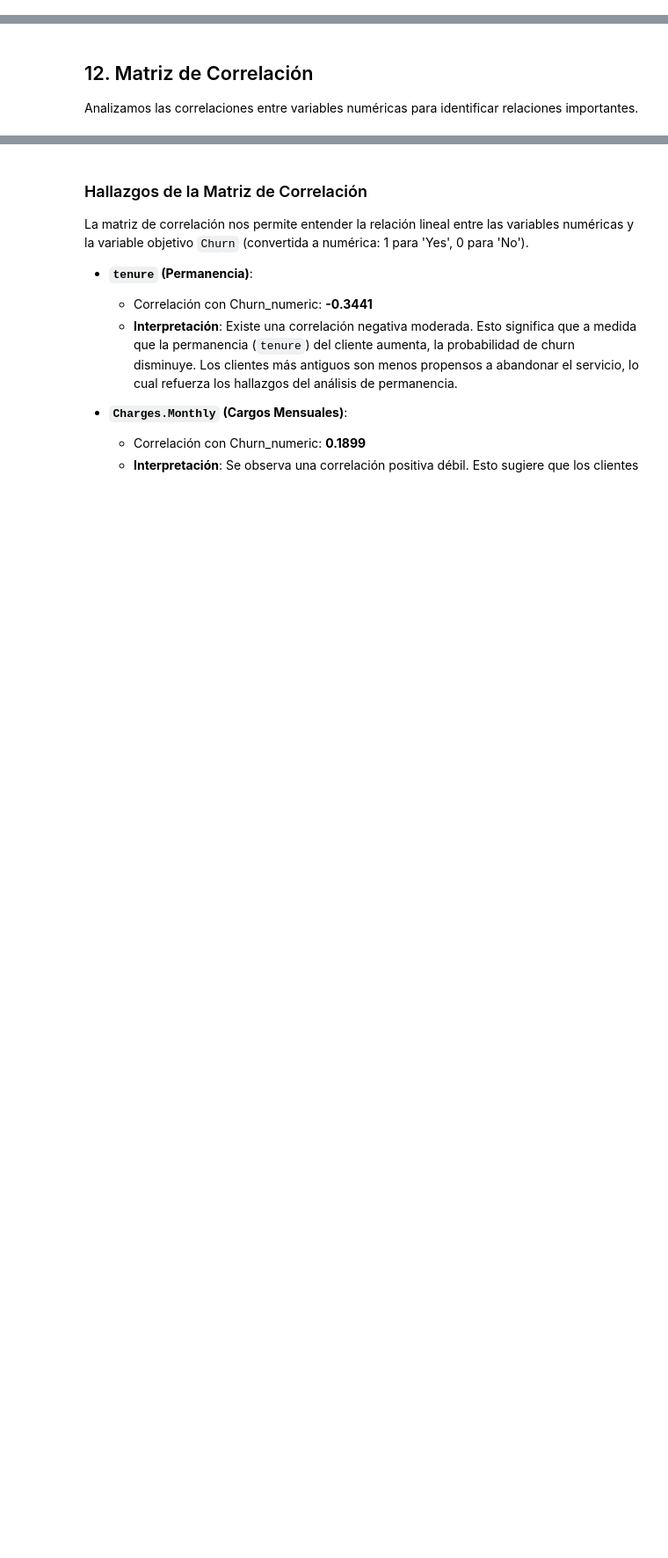
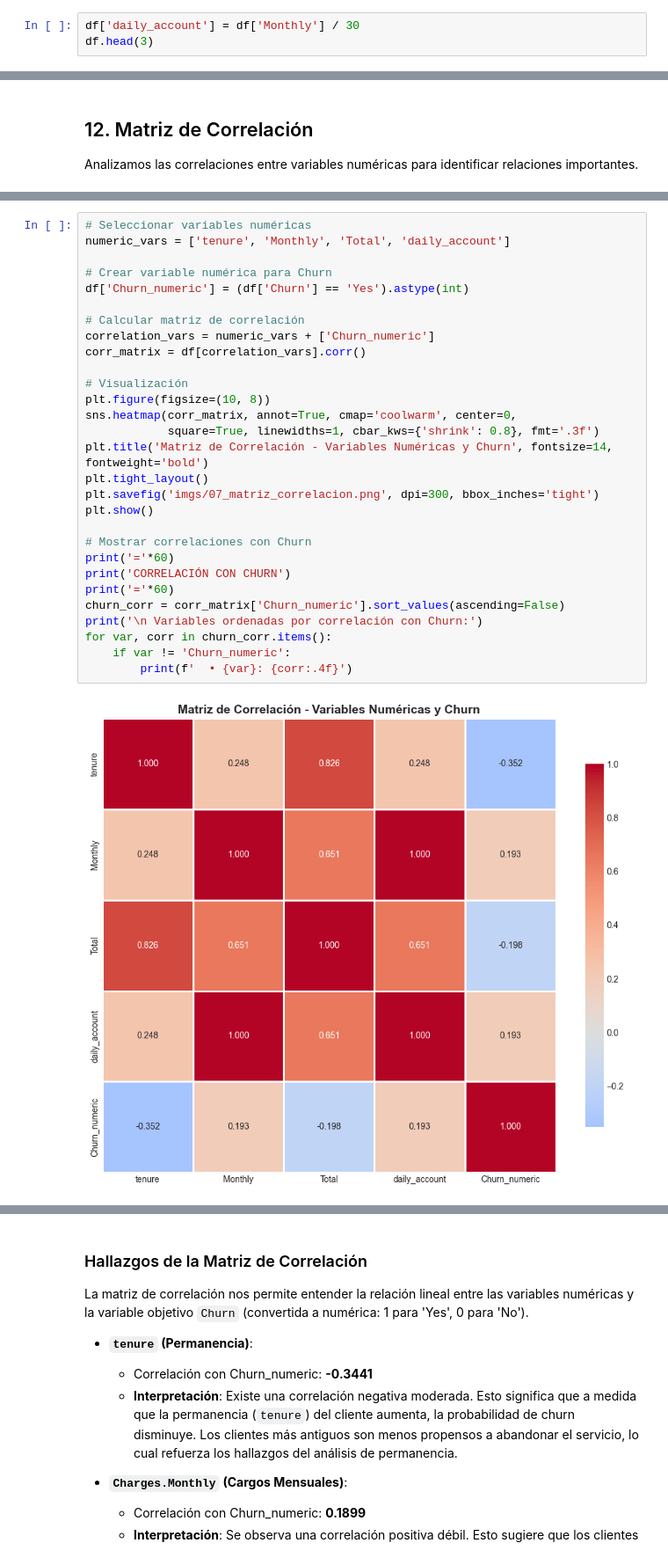
Before and after one commit to LenninTemoche/Challenge-TelecomX-Alura-One-DS, a Jupyter notebook: TelecomX_ETL.ipynb, the cells around one changed output, grey strips where cells are left out. Shown at 88% size. Drawn from its saved outputs; the diff is of its cells as text; blank space fills up the shorter version.

Commit message:
se crea variable daily_account para verificar relacion con variable churn

```diff
--- a/TelecomX_ETL.ipynb
+++ b/TelecomX_ETL.ipynb
@@ -700,0 +709,3 @@ Esto garantiza que el dataset esté listo para el análisis exploratorio (EDA).
+# %%
+df['daily_account'] = df['Monthly'] / 30
+df.head(3)
@@ -1189,0 +1167,31 @@ CORRELACIÓN CON CHURN
+# %%
+# Seleccionar variables numéricas
+numeric_vars = ['tenure', 'Monthly', 'Total', 'daily_account']
+
+# Crear variable numérica para Churn
+df['Churn_numeric'] = (df['Churn'] == 'Yes').astype(int)
+
+# Calcular matriz de correlación
+correlation_vars = numeric_vars + ['Churn_numeric']
+corr_matrix = df[correlation_vars].corr()
+
+# Visualización
+plt.figure(figsize=(10, 8))
+sns.heatmap(corr_matrix, annot=True, cmap='coolwarm', center=0,
+            square=True, linewidths=1, cbar_kws={'shrink': 0.8}, fmt='.3f')
+plt.title('Matriz de Correlación - Variables Numéricas y Churn', fontsize=14, fontweight='bold')
+plt.tight_layout()
+plt.savefig('imgs/07_matriz_correlacion.png', dpi=300, bbox_inches='tight')
+plt.show()
+
+# Mostrar correlaciones con Churn
+print('='*60)
+print('CORRELACIÓN CON CHURN')
+print('='*60)
+churn_corr = corr_matrix['Churn_numeric'].sort_values(ascending=False)
+print('\n Variables ordenadas por correlación con Churn:')
+for var, corr in churn_corr.items():
+    if var != 'Churn_numeric':
+        print(f'  • {var}: {corr:.4f}')
+# %% [output]
+[figure, added]
```
Also changed, not shown: parts of 6 cells of this notebook, 2 other files.
